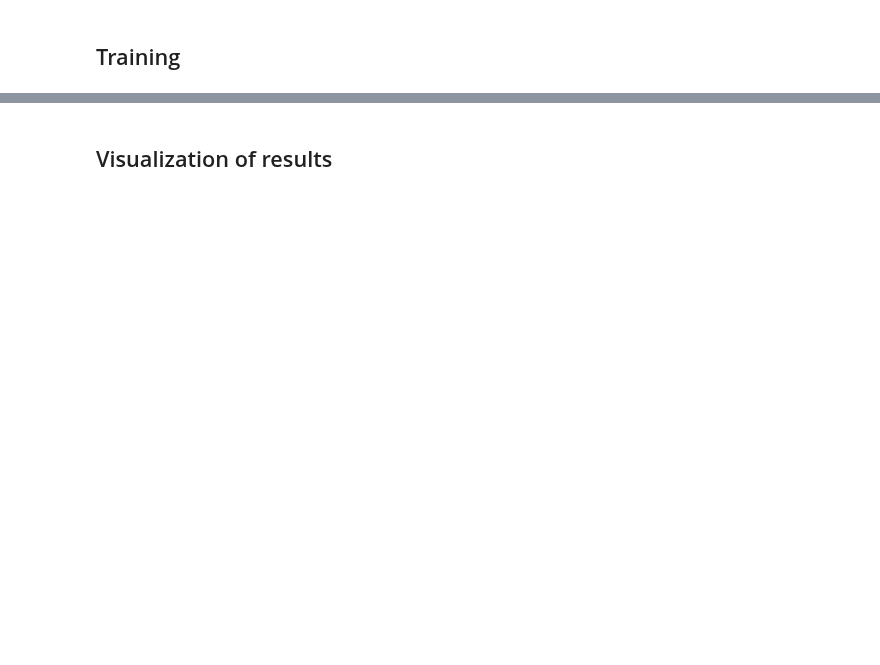
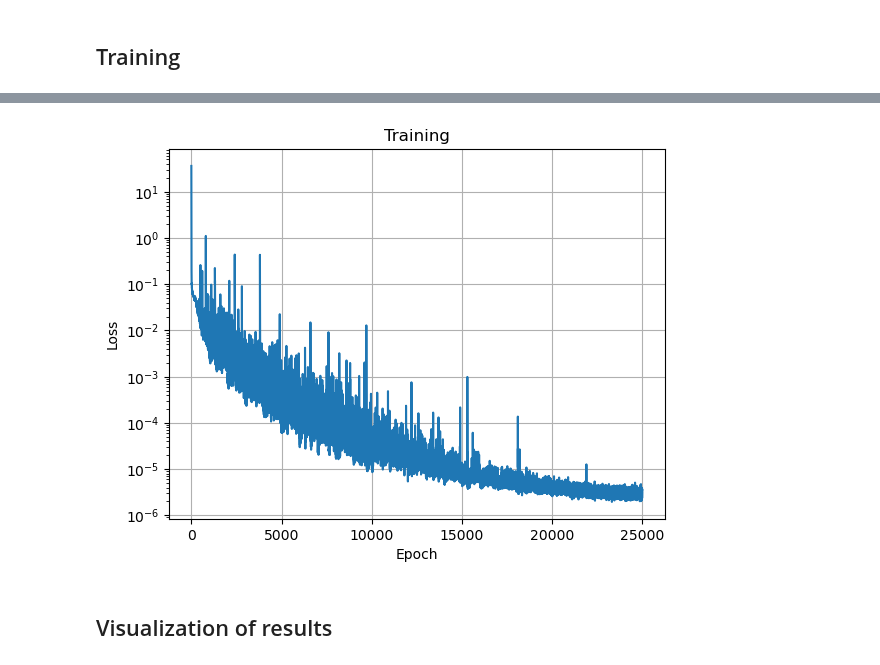
Before and after one commit to meyer-nils/numerical_examples, a Jupyter notebook: plate_hole_2d/torch.ipynb, the cells around one changed output, grey strips where cells are left out. Drawn from its saved outputs; the diff is of its cells as text; code cells hidden in the pictures; blank space fills up the shorter version.

```diff
--- a/plate_hole_2d/torch.ipynb
+++ b/plate_hole_2d/torch.ipynb
@@ -104,7 +144,7 @@ def sigma(x):
 
 def pde_residual(x):
     dsdx = torch.func.jacrev(sigma)(x)
-    residual_x = dsdx[0, 0, 0] + dsdx[0, 1, 1] - B0
+    residual_x = dsdx[0, 0, 0] + dsdx[0, 1, 1]
     residual_y = dsdx[1, 0, 0] + dsdx[1, 1, 1]
     return residual_x, residual_y
 # %% [markdown]
@@ -189,3 +234,84 @@ plt.show()
+# %%
+history = []
+
+optimizer = torch.optim.Adam(net.parameters(), lr=0.002)
+scheduler = StepLR(optimizer, step_size=1000, gamma=0.8)
+
+
+for epoch in tqdm(range(25000)):
+    # Sample domain randomly
+    collocation, top, bottom, left, right, hole, n_hole = sample_domain()
+
+    # Train batches of 100 collocation points
+    for collo in torch.chunk(collocation, int(M / 100)):
+        optimizer.zero_grad()
+
+        # Compute physics losses
+        (
+            left_l,
+            left_sl,
+            right_l,
+            right_sl,
+            bottom_l,
+            bottom_sl,
+            top_l,
+            hole_l,
+            pde_l,
+        ) = compute_loss(collo, top, bottom, left, right, hole, n_hole)
+
+        # Aggregate losses
+        dirichlet_losses = left_l + bottom_l
+        neumann_losses = right_l + top_l + left_sl + bottom_sl + right_sl
+        loss = (
+            W_DIR * dirichlet_losses
+            + W_NEU * neumann_losses
+            + W_HOLE * hole_l
+            + W_PDE * pde_l
+        )
+
+        # Make optimization step after batch
+        loss.backward(retain_graph=True)
+        optimizer.step()
+
+    # Rebalance weights every 100 epochs
+    if epoch % 100 == 0:
+        (
+            left_l,
+            left_sl,
+            right_l,
+            right_sl,
+            bottom_l,
+            bottom_sl,
+            top_l,
+            hole_l,
+            pde_l,
+        ) = compute_loss(collocation, top, bottom, left, right, hole, n_hole)
+        grad_dir = compute_gradient_norm(left_l + bottom_l)
+        grad_neu = compute_gradient_norm(
+            right_l + top_l + left_sl + bottom_sl + right_sl
+        )
+        grad_hole = compute_gradient_norm(hole_l)
+        grad_pde = compute_gradient_norm(pde_l)
+        grad_sum = grad_dir + grad_neu + grad_hole + grad_pde
+        W_DIR = update_weight(W_DIR, grad_sum, grad_dir)
+        W_NEU = update_weight(W_NEU, grad_sum, grad_neu)
+        W_HOLE = update_weight(W_HOLE, grad_sum, grad_hole)
+        W_PDE = update_weight(W_PDE, grad_sum, grad_pde)
+
+    # Make scheduler step after full epoch
+    scheduler.step()
+
+    with torch.autograd.no_grad():
+        history.append(float(loss.data))
+
+plt.semilogy(history)
+plt.title("Training")
+plt.ylabel("Loss")
+plt.xlabel("Epoch")
+plt.grid()
+plt.show()
+# %% [output]
+[figure, added]
 # %% [markdown]
 ## Visualization of results
 # %%
```
Also changed, not shown: parts of 11 cells of this notebook.
